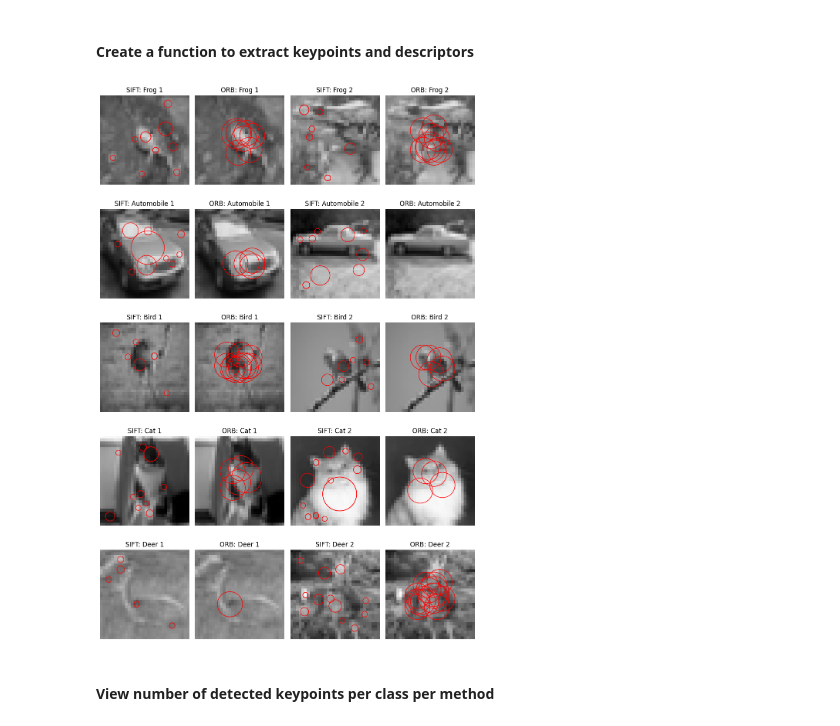
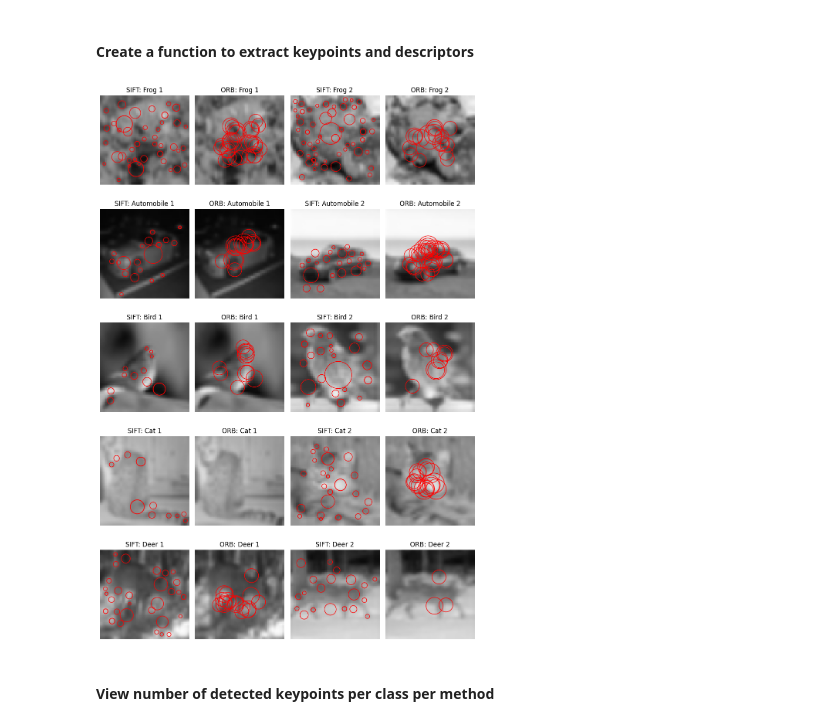
Before and after one commit to pradyutnair/cv1-final-lab-part-1, a Jupyter notebook: cv1-final-lab-part-1.ipynb, the cells around one changed output. Saved outputs shown, nothing was run; the diff lists cells and outputs as text; code cells hidden in the pictures.

```diff
--- a/cv1-final-lab-part-1.ipynb
+++ b/cv1-final-lab-part-1.ipynb
@@ -260,9 +271,13 @@ def normalize_upscale(image: np.ndarray) -> np.ndarray:
     """
     Normalize and upscale the image to 0-255 range.
     """
-    image = (image * 0.5) + 0.5 # Normalize to [0, 1]
-    image = (image * 255).astype(np.uint8)  # Upscale to [0, 255]
-    #image = cv2.resize(image, (128, 128))  # Resize to 128x128
+    # Normalize to [0, 1]
+    image = (image * 0.5) + 0.5
+    # Upscale to 0-255 range
+    image = (image * 255).astype(np.uint8)
+    # Resize image
+    image = cv2.resize(image, (64, 64))
+    # Convert to GRAY
     image = cv2.cvtColor(image, cv2.COLOR_RGB2GRAY)  # Convert to grayscale
     return image
 
@@ -274,35 +289,35 @@ def visualize_keypoints(image, keypoints, ax, title):
     ax.set_title(title)
     ax.axis('off')
 
 def detect_and_visualize_keypoints(images, labels, sift, orb, axes):
     unique_labels = torch.unique(labels)
     for i, label in enumerate(unique_labels):
         indices = (labels == label).nonzero(as_tuple=True)[0]
         selected_indices = np.random.choice(indices, 2, replace=False)
         for j, idx in enumerate(selected_indices):
             image = images[idx].numpy()
             image = normalize_upscale(image)
 
             # SIFT keypoints
             sift_keypoints, _ = sift.detectAndCompute(image, None)
             visualize_keypoints(image, sift_keypoints, axes[i, j*2], f"SIFT: {label_mapping[label.item()]} {j+1}")
 
             # ORB keypoints
             orb_keypoints, _ = orb.detectAndCompute(image, None)
             visualize_keypoints(image, orb_keypoints, axes[i, j*2 + 1], f"ORB: {label_mapping[label.item()]} {j+1}")
 
 # Example usage
 sift = cv2.SIFT_create()
-orb = cv2.ORB_create(edgeThreshold=11, patchSize=9)
+orb = cv2.ORB_create(edgeThreshold=17, patchSize=10)
 
 # Assuming train_images and train_labels are already defined
 fig, axes = plt.subplots(5, 4, figsize=(10, 15))
 
 detect_and_visualize_keypoints(train_images, train_labels, sift, orb, axes)
 plt.tight_layout()
 plt.show()
 # %% [output]
-[figure, old version]
+[figure, new version]
 # %% [markdown]
 #### View number of detected keypoints per class per method
 # %%
```
Also changed, not shown: parts of 24 cells of this notebook, 2 other files.
